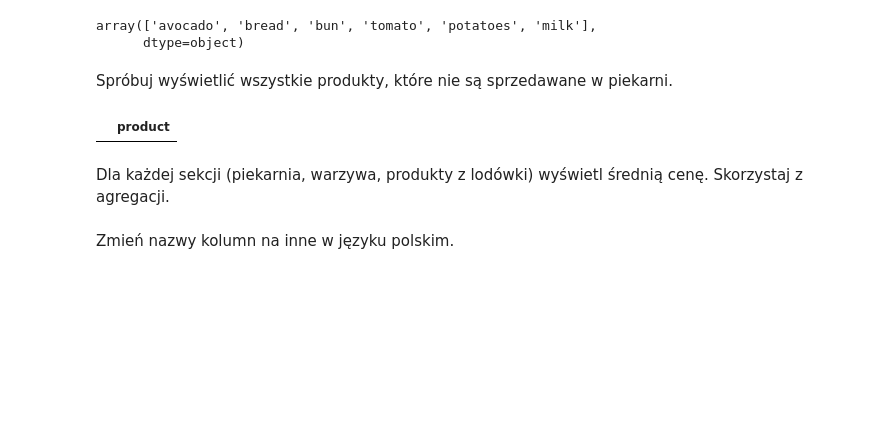
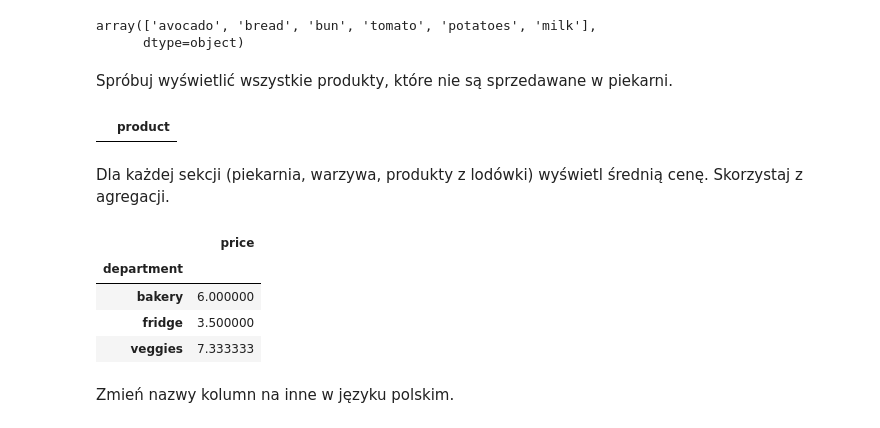
Before and after one commit to tom-ek-repo/pja, a Jupyter notebook: LAB03_pandas/03_pandas_zadania.ipynb, the cells around one changed output. Cells and saved outputs as stored; diff of their text form; code cells hidden in the pictures; blank space fills up the shorter version.

```diff
--- a/LAB03_pandas/03_pandas_zadania.ipynb
+++ b/LAB03_pandas/03_pandas_zadania.ipynb
@@ -236,5 +236,13 @@ df[df['department']!='bakery'][['product']]
 |  | product |
 # %% [markdown]
 Dla każdej sekcji (piekarnia, warzywa, produkty z lodówki) wyświetl średnią cenę. Skorzystaj z agregacji.
+# %%
+df.groupby('department').aggregate({'price':'mean'})
+# %% [output]
+|  | price |
+| department |  |
+| bakery | 6.000000 |
+| fridge | 3.500000 |
+| veggies | 7.333333 |
 # %% [markdown]
 Zmień nazwy kolumn na inne w języku polskim.
```
Also changed, not shown: parts of 1 cell of this notebook.
